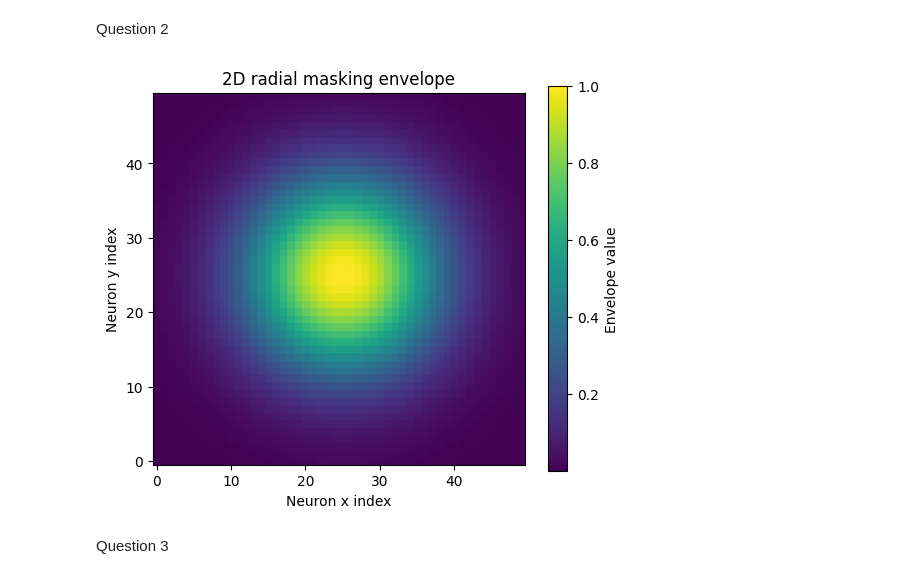
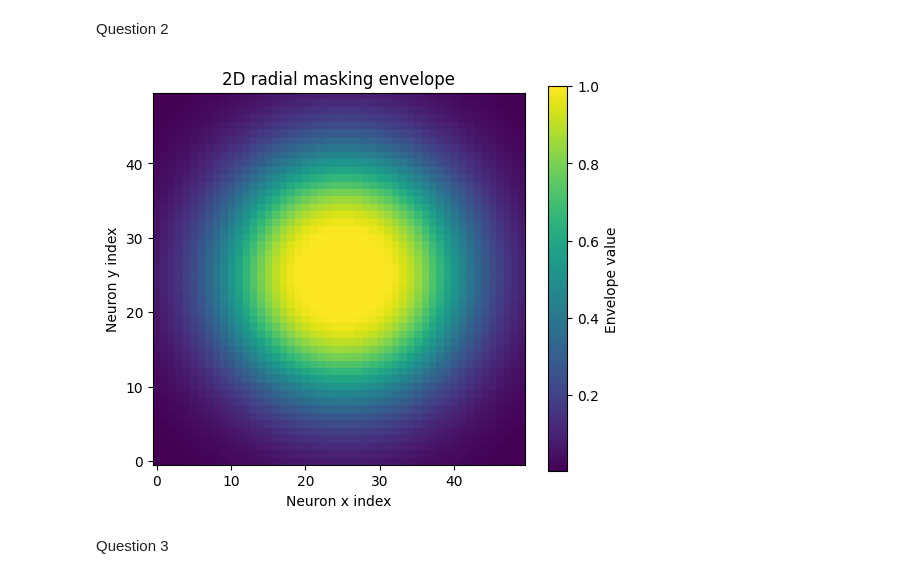
Before and after one commit to maelle-cvd/Neuronal-Dynamics, a Jupyter notebook: MP2.ipynb, the cells around one changed output. Drawn from its saved outputs; the diff is of its cells as text; code cells hidden in the pictures.

```diff
--- a/MP2.ipynb
+++ b/MP2.ipynb
@@ -770,7 +772,7 @@ Question 2
 M=50
 
 gamma = 0.08
-f_ratio = 0.02
+f_ratio = 0.2
 
 R_fade = f_ratio * (M/2)
 
@@ -780,34 +782,34 @@ x = np.arange(-M/2, M/2)
 y = np.arange(-M/2, M/2)
 
 X, Y = np.meshgrid(x, y)
 
 # Distance from the center
 
 R = np.sqrt(X**2 + Y**2)
 
 # radial masking envelope
 
 envelope = np.exp(-gamma**2 * np.maximum(0, R - R_fade)**2)
 
 # Plot
 
 plt.figure(figsize=(6,5))
 
 plt.imshow(
     envelope,
     origin='lower',
     cmap='viridis'
 )
 
 plt.colorbar(label='Envelope value')
 
 plt.title('2D radial masking envelope')
 plt.xlabel('Neuron x index')
 plt.ylabel('Neuron y index')
 
 plt.show()
 # %% [output]
-[figure, old version]
+[figure, new version]
 # %% [markdown]
 Question 3
 # %%
```
Also changed, not shown: parts of 5 cells of this notebook.
